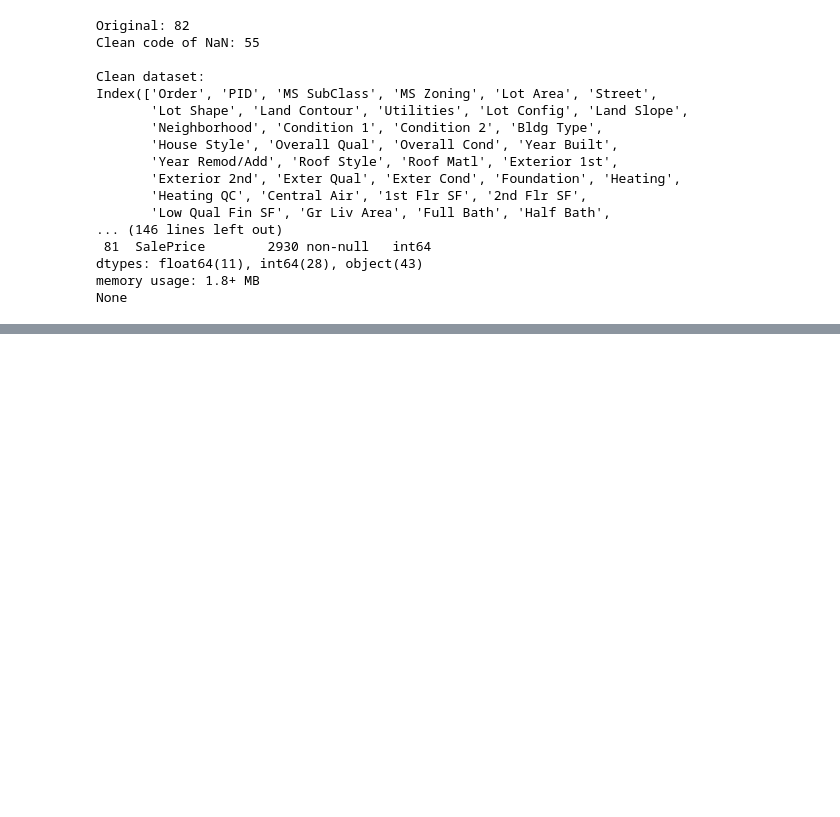
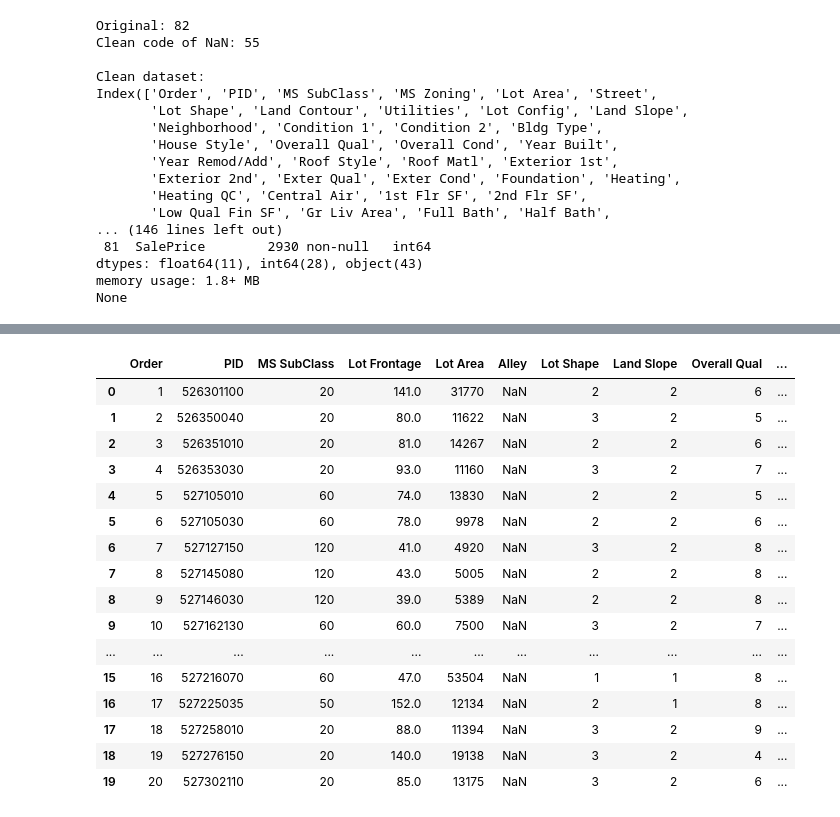
Before and after one commit to AlejandraCordero/NEC_labs, a Jupyter notebook: Activity01/activity01.ipynb, the cells around one changed output, grey strips where cells are left out. Saved outputs shown, nothing was run; the diff lists cells and outputs as text; code cells hidden in the pictures; blank space fills up the shorter version.

```diff
--- a/Activity01/activity01.ipynb
+++ b/Activity01/activity01.ipynb
@@ -90,0 +112,78 @@ None
+# %%
+import pandas as pd
+from sklearn.preprocessing import OneHotEncoder, OrdinalEncoder
+
+
+df = pd.read_csv("AmesHousing.csv")
+
+# Check the colums
+cat_cols = df.select_dtypes(include=['object']).columns.tolist()
+num_cols = df.select_dtypes(exclude=['object']).columns.tolist()
+print(f"Total columnas categóricas: {len(cat_cols)}")
+print(f"Total columnas numéricas: {len(num_cols)}")
+
+# Show the unique values
+for col in cat_cols:
+    print(f"{col}: {df[col].unique()}\n")
+
+# Define the Ordinal Encoding
+ordinal_mappings = {
+    "Lot Shape":         ["IR3", "IR2", "IR1", "Reg"],
+    "Land Slope":        ["Sev", "Mod", "Gtl"],
+    "Exter Qual":        ["Po", "Fa", "TA", "Gd", "Ex"],
+    "Exter Cond":        ["Po", "Fa", "TA", "Gd", "Ex"],
+    "Bsmt Qual":         ["None", "Po", "Fa", "TA", "Gd", "Ex"],
+    "Bsmt Cond":         ["None", "Po", "Fa", "TA", "Gd", "Ex"],
+    "Bsmt Exposure":     ["None", "No", "Mn", "Av", "Gd"],
+    "BsmtFin Type 1":    ["None", "Unf", "LwQ", "Rec", "BLQ", "ALQ", "GLQ"],
+    "BsmtFin Type 2":    ["None", "Unf", "LwQ", "Rec", "BLQ", "ALQ", "GLQ"],
+    "Heating QC":        ["Po", "Fa", "TA", "Gd", "Ex"],
+    "Kitchen Qual":      ["Po", "Fa", "TA", "Gd", "Ex"],
+    "Functional":        ["Sal", "Sev", "Maj2", "Maj1", "Mod", "Min2", "Min1", "Typ"],
+    "Paved Drive":       ["N", "P", "Y"],
+}
+
+# Validate the missing cols
+missing_cols = [c for c in ordinal_mappings if c not in df.columns]
+if missing_cols:
+    raise KeyError(f"⚠️ Estas columnas ordinales no existen en df: {missing_cols}")
+
+# Replace Nan for None
+for col, order in ordinal_mappings.items():
+    if "None" in order:
+        df[col] = df[col].fillna("None")
+
+# Apply the OrdinalEncoder
+for col, order in ordinal_mappings.items():
+    oe = OrdinalEncoder(categories=[order])
+    df[[col]] = oe.fit_transform(df[[col]])
+
+# Change float to integer
+df[list(ordinal_mappings.keys())] = df[list(ordinal_mappings.keys())].astype(int)
+
+# One-Hot Encoding for the other categories
+onehot_features = [
+    "MS Zoning", "Street", "Land Contour", "Utilities", "Lot Config",
+    "Neighborhood", "Condition 1", "Condition 2", "Bldg Type", "House Style",
+    "Roof Style", "Roof Matl", "Exterior 1st", "Exterior 2nd", "Foundation",
+    "Heating", "Central Air", "Electrical", "Sale Type", "Sale Condition"
+]
+
+ohe = OneHotEncoder(drop="first", sparse_output=False)
+encoded = ohe.fit_transform(df[onehot_features])
+
+encoded_df = pd.DataFrame(encoded, columns=ohe.get_feature_names_out(onehot_features), index=df.index)
+
+df = pd.concat([df.drop(columns=onehot_features), encoded_df], axis=1)
+
+# Results
+print("\n✅ Codificación completada.")
+print(f"Dimensiones finales del dataset: {df.shape}")
+print("\nColumnas codificadas (ejemplo):")
+print(df.columns[:20])
+
+pd.set_option('display.max_columns', None)
+pd.set_option('display.width', None)
+
+df.head(20)
+# %% [output]
@@ -90,0 +207,17 @@ None
+|  | Order | PID | MS SubClass | Lot Frontage | Lot Area | Alley | Lot Shape | Land Slope | Overall Qual | ... |
+| 0 | 1 | 526301100 | 20 | 141.0 | 31770 | NaN | 2 | 2 | 6 | ... |
+| 1 | 2 | 526350040 | 20 | 80.0 | 11622 | NaN | 3 | 2 | 5 | ... |
+| 2 | 3 | 526351010 | 20 | 81.0 | 14267 | NaN | 2 | 2 | 6 | ... |
+| 3 | 4 | 526353030 | 20 | 93.0 | 11160 | NaN | 3 | 2 | 7 | ... |
+| 4 | 5 | 527105010 | 60 | 74.0 | 13830 | NaN | 2 | 2 | 5 | ... |
+| 5 | 6 | 527105030 | 60 | 78.0 | 9978 | NaN | 2 | 2 | 6 | ... |
+| 6 | 7 | 527127150 | 120 | 41.0 | 4920 | NaN | 3 | 2 | 8 | ... |
+| 7 | 8 | 527145080 | 120 | 43.0 | 5005 | NaN | 2 | 2 | 8 | ... |
+| 8 | 9 | 527146030 | 120 | 39.0 | 5389 | NaN | 2 | 2 | 8 | ... |
+| 9 | 10 | 527162130 | 60 | 60.0 | 7500 | NaN | 3 | 2 | 7 | ... |
+| ... | ... | ... | ... | ... | ... | ... | ... | ... | ... | ... |
+| 15 | 16 | 527216070 | 60 | 47.0 | 53504 | NaN | 1 | 1 | 8 | ... |
+| 16 | 17 | 527225035 | 50 | 152.0 | 12134 | NaN | 2 | 1 | 8 | ... |
+| 17 | 18 | 527258010 | 20 | 88.0 | 11394 | NaN | 3 | 2 | 9 | ... |
+| 18 | 19 | 527276150 | 20 | 140.0 | 19138 | NaN | 3 | 2 | 4 | ... |
+| 19 | 20 | 527302110 | 20 | 85.0 | 13175 | NaN | 3 | 2 | 6 | ... |
```
Also changed, not shown: parts of 5 cells of this notebook, 1 other file.
